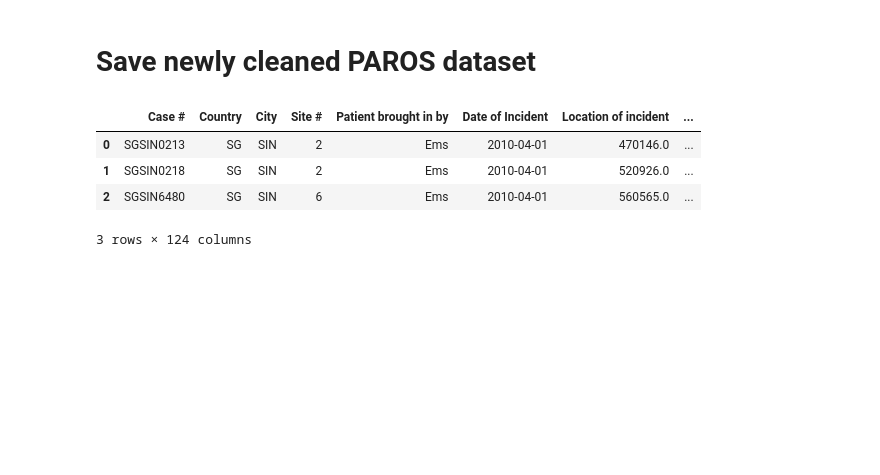
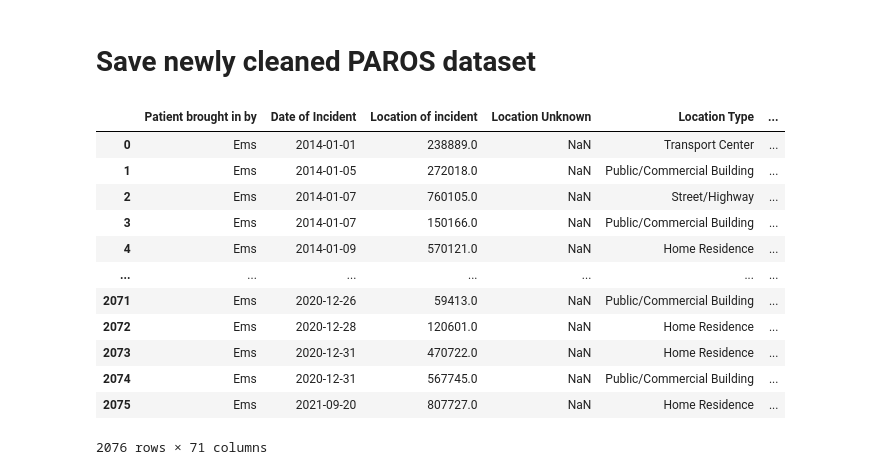
Before and after one commit to axellee1994/AED-OHCA, a Jupyter notebook: src/Cleaning PAROS dataset/PAROS_Datset_Cleaning.ipynb, the cells around one changed output. Drawn from its saved outputs; the diff is of its cells as text; code cells hidden in the pictures; blank space fills up the shorter version.

Commit message:
Recovered work: Archived old code and cleaned files

```diff
--- a/dr_sean_code/10_1. PAROS_Datset_Cleaning.ipynb
+++ b/src/Cleaning PAROS dataset/PAROS_Datset_Cleaning.ipynb
@@ -39,10 +41,23 @@ SUCCESS: Password found in the env
 # %% [markdown]
 # Setting up file paths
 # %%
-CURRENT_DIRECTORY = Path(os.getcwd())
-BASE_DATASET_PATH = CURRENT_DIRECTORY.parents[0] / "datasets"
+CURRENT_DIRECTORY = Path(os.getcwd()).resolve()
+
+# Find project root by walking up until the "datasets" folder is found
+PROJECT_ROOT = next(
+    p for p in [CURRENT_DIRECTORY, *CURRENT_DIRECTORY.parents]
+    if (p / "datasets").exists()
+)
+
+# Set the base dataset path
+BASE_DATASET_PATH = PROJECT_ROOT / "datasets"
+
+# Define file paths directly inside the datasets folder
 ENCRYPTED_FILE_PATH = BASE_DATASET_PATH / "DataExportParos_SG_Apr10-Dec21_with postal codes_27Mar25_encryptedv1.xlsx"
 CLEANED_DATASET_PATH = BASE_DATASET_PATH / "PAROS_Dataset_Cleaned.csv"
 
+print("CURRENT_DIRECTORY:", CURRENT_DIRECTORY)
+print("PROJECT_ROOT:", PROJECT_ROOT)
+print("ENCRYPTED_FILE_PATH exists:", ENCRYPTED_FILE_PATH.exists())
 display(ENCRYPTED_FILE_PATH)
 # %% [output]
@@ -1181,0 +1436,22 @@ Length: 634, dtype: datetime64[ns]
+# %%
+print("--- DATA TYPE PREPARATION & OUTCOME MAPPING ---")
+
+# 1. Extract Year and Numeric Age
+df_clean['Year'] = pd.to_datetime(df_clean['Date of Incident'], errors='coerce', format='mixed').dt.year
+df_clean['Age'] = pd.to_numeric(df_clean['Age'], errors='coerce')
+
+# 2. Parse Datetimes for the Primary Predictor (Time_to_Defib)
+df_clean["Call_Time"] = pd.to_datetime(df_clean['Time call received at dispatch center'].astype(str), format="mixed", errors='coerce')
+df_clean['Shock_Time'] = pd.to_datetime(df_clean['Time of first shock given'].astype(str), format='mixed', errors='coerce')
+
+# Calculate time differences in minutes & fix midnight crossovers
+df_clean['Time_to_Defib'] = (df_clean['Shock_Time'] - df_clean['Call_Time']).dt.total_seconds() / 60
+df_clean.loc[df_clean['Time_to_Defib'] < 0, 'Time_to_Defib'] += 1440
+
+# 3. CRITICAL FIX: Map all deaths to CPC 5 BEFORE dropping missing data
+died_mask = (
+    df_clean['Outcome of patient'].astype(str).str.contains('Died', case=False, na=False) |
+    df_clean['Patient status'].astype(str).str.contains('Died', case=False, na=False) |
+    df_clean['Final status at scene'].astype(str).str.contains('Died', case=False, na=False)
+)
+df_clean.loc[died_mask, 'Patient neurological status - Cerebral'] = '5'
@@ -1182,13 +1684,21 @@ Length: 634, dtype: datetime64[ns]
 # %% [markdown]
 # Save newly cleaned PAROS dataset
 # %%
-df.to_csv(CLEANED_DATASET_PATH, index=False)
+df_cohort.to_csv(CLEANED_DATASET_PATH, index=False)
 df = pd.read_csv(CLEANED_DATASET_PATH)
 
-display(df.head(3))
+display(df)
 # %% [output]
-|  | Case # | Country | City | Site # | Patient brought in by | Date of Incident | Location of incident | ... |
-| 0 | SGSIN0213 | SG | SIN | 2 | Ems | 2010-04-01 | 470146.0 | ... |
-| 1 | SGSIN0218 | SG | SIN | 2 | Ems | 2010-04-01 | 520926.0 | ... |
-| 2 | SGSIN6480 | SG | SIN | 6 | Ems | 2010-04-01 | 560565.0 | ... |
+|  | Patient brought in by | Date of Incident | Location of incident | Location Unknown | Location Type | ... |
+| 0 | Ems | 2014-01-01 | 238889.0 | NaN | Transport Center | ... |
+| 1 | Ems | 2014-01-05 | 272018.0 | NaN | Public/Commercial Building | ... |
+| 2 | Ems | 2014-01-07 | 760105.0 | NaN | Street/Highway | ... |
+| 3 | Ems | 2014-01-07 | 150166.0 | NaN | Public/Commercial Building | ... |
+| 4 | Ems | 2014-01-09 | 570121.0 | NaN | Home Residence | ... |
+| ... | ... | ... | ... | ... | ... | ... |
+| 2071 | Ems | 2020-12-26 | 59413.0 | NaN | Public/Commercial Building | ... |
+| 2072 | Ems | 2020-12-28 | 120601.0 | NaN | Home Residence | ... |
+| 2073 | Ems | 2020-12-31 | 470722.0 | NaN | Home Residence | ... |
+| 2074 | Ems | 2020-12-31 | 567745.0 | NaN | Public/Commercial Building | ... |
+| 2075 | Ems | 2021-09-20 | 807727.0 | NaN | Home Residence | ... |
-3 rows × 124 columns
+2076 rows × 71 columns
```
Also changed, not shown: parts of 35 cells of this notebook, 15 other files.
